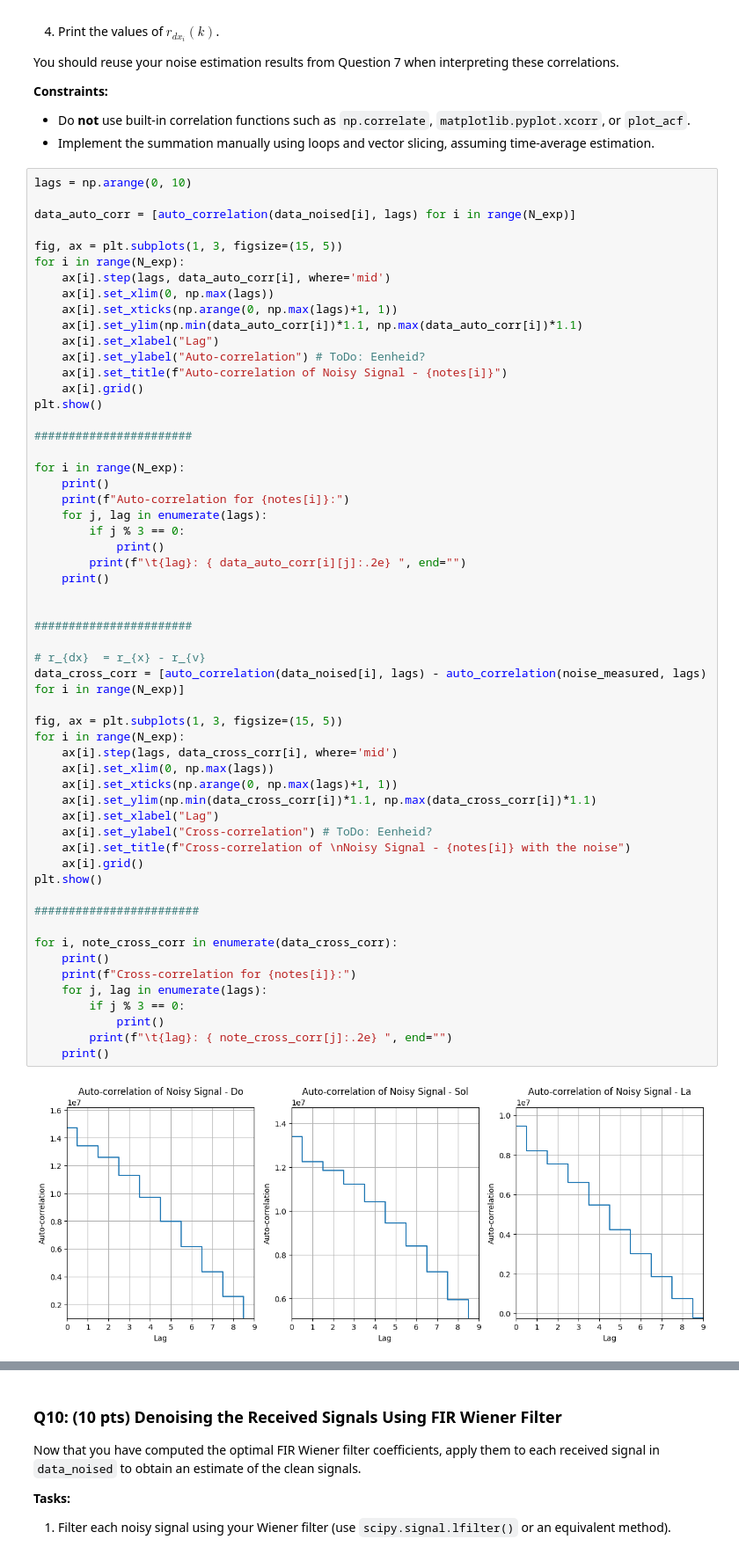
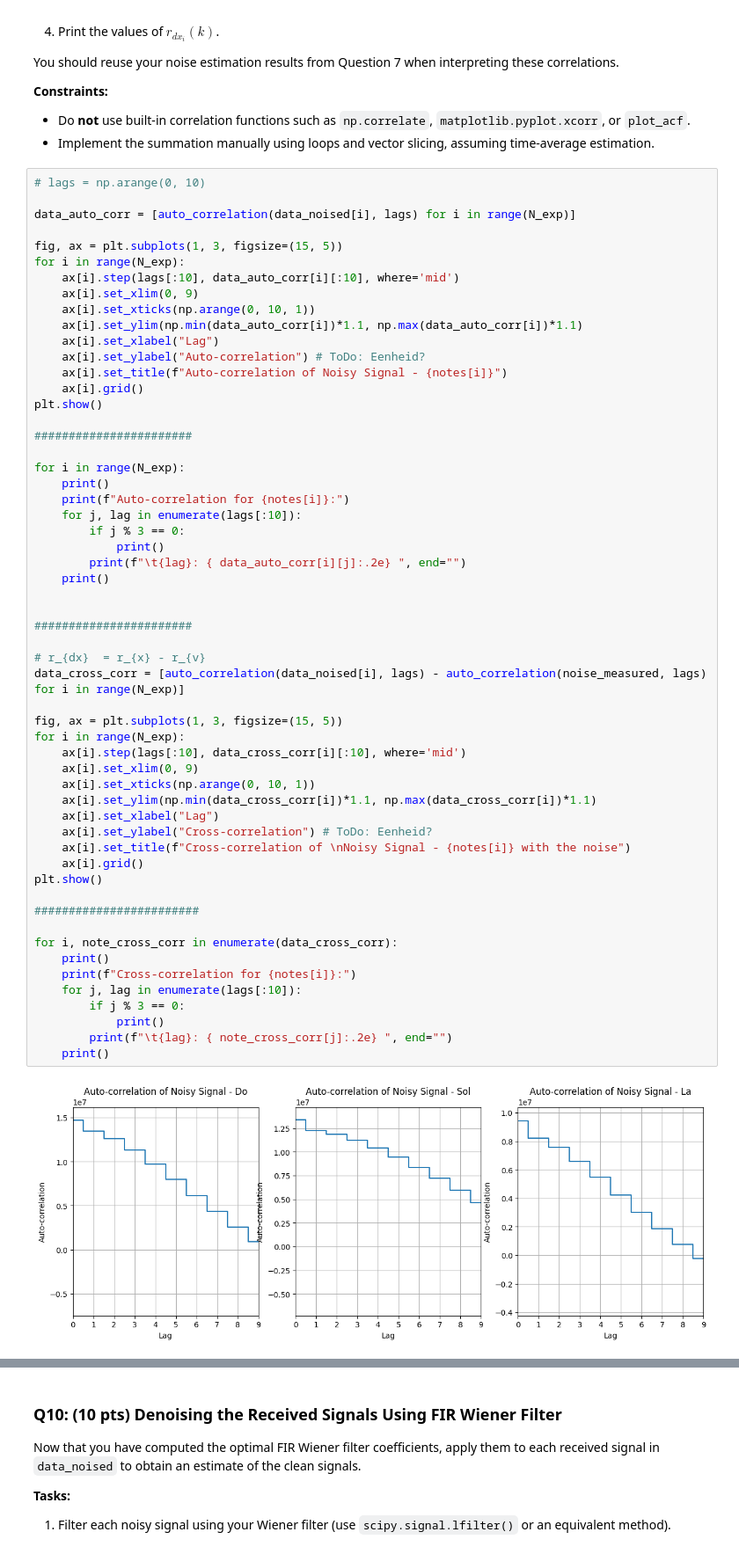
Before and after one commit to larsvantol/Statistical-Signal-Processing, a Jupyter notebook: SC42150_SSP_2025_Assignment.ipynb, the cells around one changed output, grey strips where cells are left out. Shown at 88% size. Drawn from its saved outputs; the diff is of its cells as text.

```diff
--- a/SC42150_SSP_2025_Assignment.ipynb
+++ b/SC42150_SSP_2025_Assignment.ipynb
@@ -436,15 +436,15 @@ You should reuse your noise estimation results from Question 7 when interpreting
 - Do **not** use built-in correlation functions such as `np.correlate`, `matplotlib.pyplot.xcorr`, or `plot_acf`.
 - Implement the summation manually using loops and vector slicing, assuming time-average estimation.
 # %%
-lags = np.arange(0, 10)
+# lags = np.arange(0, 10)
 
 data_auto_corr = [auto_correlation(data_noised[i], lags) for i in range(N_exp)]
 
 fig, ax = plt.subplots(1, 3, figsize=(15, 5))
 for i in range(N_exp):
-    ax[i].step(lags, data_auto_corr[i], where='mid')
-    ax[i].set_xlim(0, np.max(lags))
-    ax[i].set_xticks(np.arange(0, np.max(lags)+1, 1))
+    ax[i].step(lags[:10], data_auto_corr[i][:10], where='mid')
+    ax[i].set_xlim(0, 9)
+    ax[i].set_xticks(np.arange(0, 10, 1))
     ax[i].set_ylim(np.min(data_auto_corr[i])*1.1, np.max(data_auto_corr[i])*1.1)
     ax[i].set_xlabel("Lag")
     ax[i].set_ylabel("Auto-correlation") # ToDo: Eenheid?
@@ -457,42 +457,42 @@ plt.show()
 for i in range(N_exp):
     print()
     print(f"Auto-correlation for {notes[i]}:")
-    for j, lag in enumerate(lags):
+    for j, lag in enumerate(lags[:10]):
         if j % 3 == 0:
             print()
         print(f"\t{lag}: { data_auto_corr[i][j]:.2e} ", end="")
     print()
 
 
 #######################
 
 # r_{dx}  = r_{x} - r_{v}
 data_cross_corr = [auto_correlation(data_noised[i], lags) - auto_correlation(noise_measured, lags) for i in range(N_exp)]
 
 fig, ax = plt.subplots(1, 3, figsize=(15, 5))
 for i in range(N_exp):
-    ax[i].step(lags, data_cross_corr[i], where='mid')
-    ax[i].set_xlim(0, np.max(lags))
-    ax[i].set_xticks(np.arange(0, np.max(lags)+1, 1))
+    ax[i].step(lags[:10], data_cross_corr[i][:10], where='mid')
+    ax[i].set_xlim(0, 9)
+    ax[i].set_xticks(np.arange(0, 10, 1))
     ax[i].set_ylim(np.min(data_cross_corr[i])*1.1, np.max(data_cross_corr[i])*1.1)
     ax[i].set_xlabel("Lag")
     ax[i].set_ylabel("Cross-correlation") # ToDo: Eenheid?
     ax[i].set_title(f"Cross-correlation of \nNoisy Signal - {notes[i]} with the noise")
     ax[i].grid()
 plt.show()
 
 ########################
 
 for i, note_cross_corr in enumerate(data_cross_corr):
     print()
     print(f"Cross-correlation for {notes[i]}:")
-    for j, lag in enumerate(lags):
+    for j, lag in enumerate(lags[:10]):
         if j % 3 == 0:
             print()
         print(f"\t{lag}: { note_cross_corr[j]:.2e} ", end="")
     print()
 # %% [output]
-[figure, old version]
+[figure, new version]
 Auto-correlation for Do:
 
         0: 1.47e+07     1: 1.34e+07     2: 1.26e+07
```
Also changed, not shown: parts of 5 cells of this notebook.
